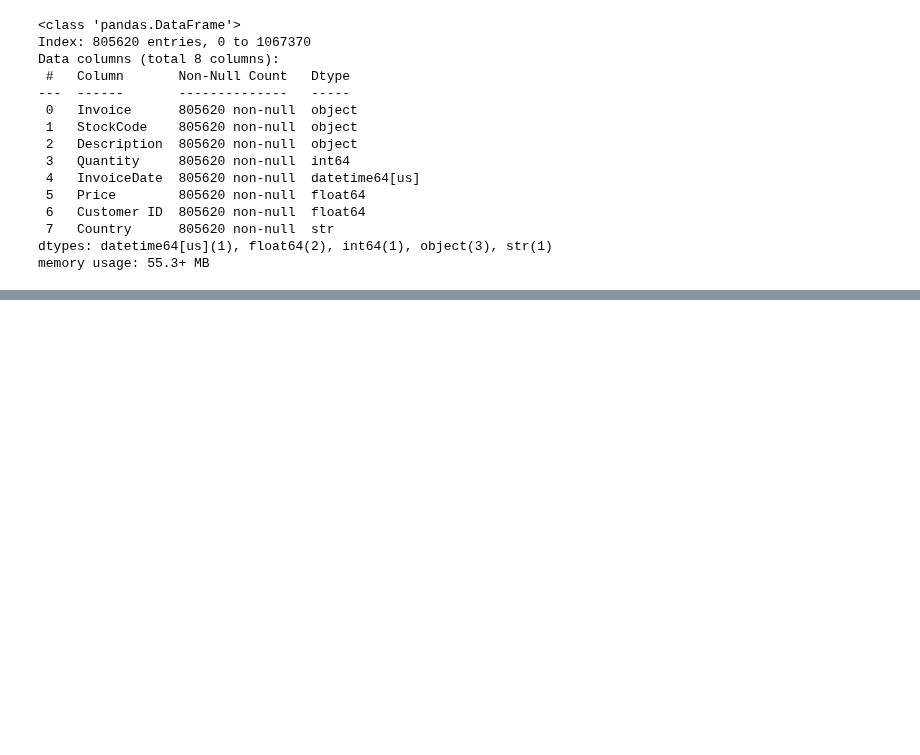
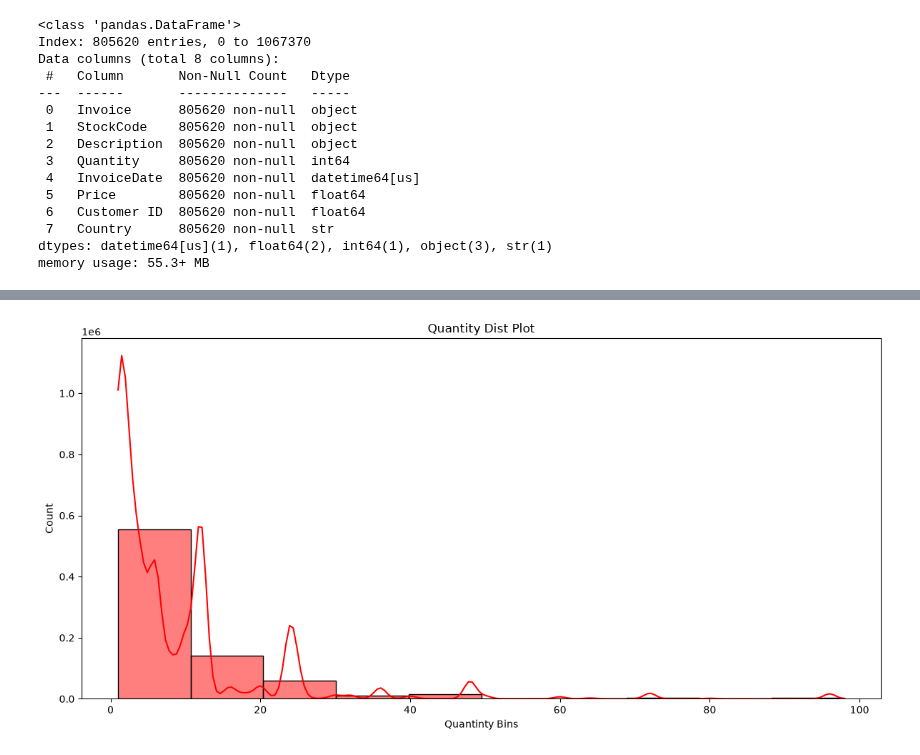
Before and after one commit to kanakamsandeep746-source/PythonCodes, a Jupyter notebook: demo2.ipynb, the cells around one changed output, grey strips where cells are left out. Cells and saved outputs as stored; diff of their text form; code cells hidden in the pictures; blank space fills up the shorter version.

```diff
--- a/demo2.ipynb
+++ b/demo2.ipynb
@@ -75,0 +214,4 @@ memory usage: 55.3+ MB
+# %%
+Quantity_df=df[(df["Quantity"]>0) & (df["Quantity"]<100)]
+Quantity_df.shape
+Quantity_df.info()
@@ -75,0 +245,10 @@ memory usage: 55.3+ MB
+# %%
+plt.figure(figsize=(12,6))
+sns.histplot(Quantity_df['Quantity'],bins=10,kde=True,color='Red')
+plt.title("Quantity Dist Plot")
+plt.xlabel("Quantinty Bins")
+plt.ylabel('Count')
+plt.tight_layout()
+plt.show()
+# %% [output]
+[figure, added]
```
Also changed, not shown: parts of 26 cells of this notebook.
